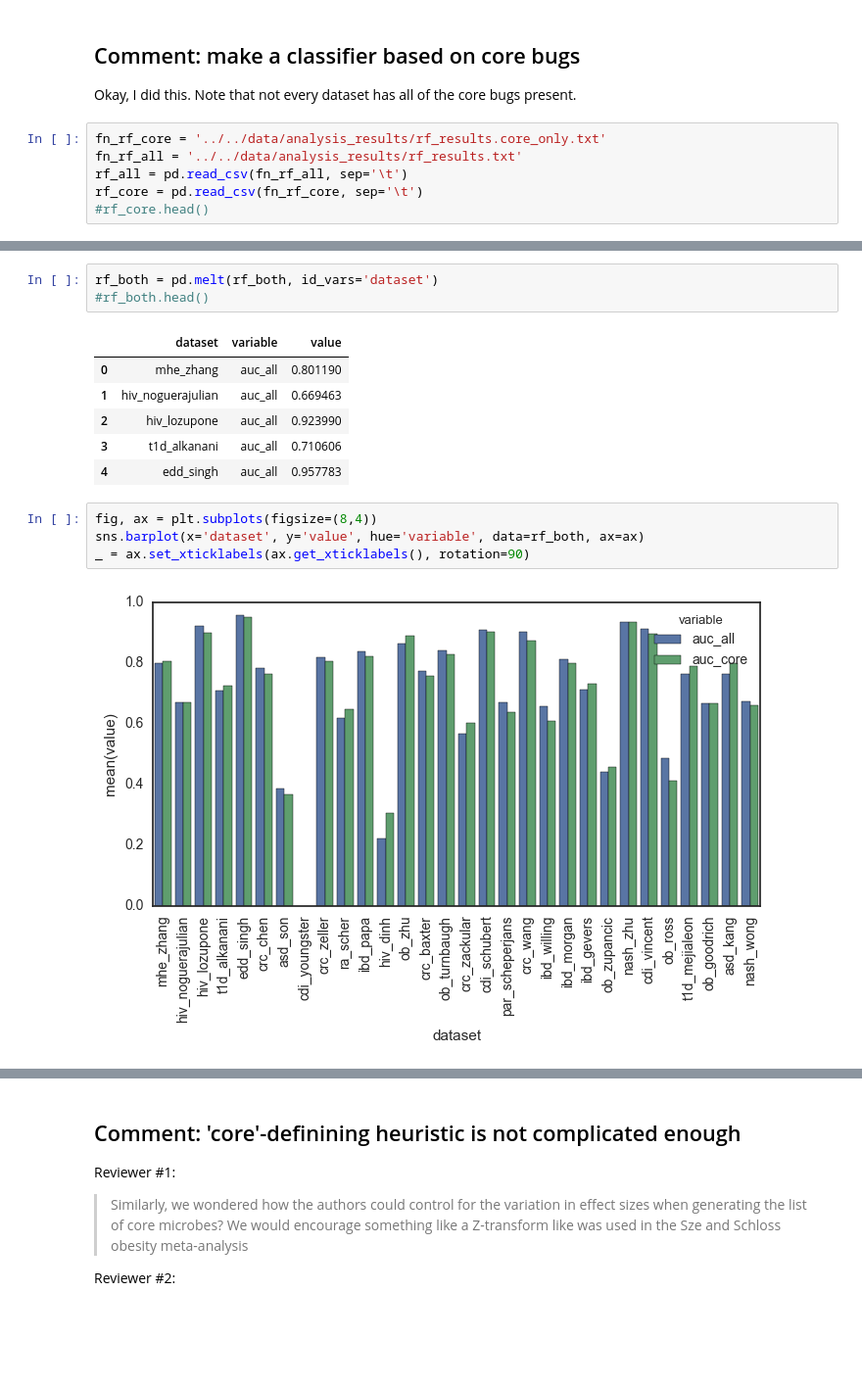
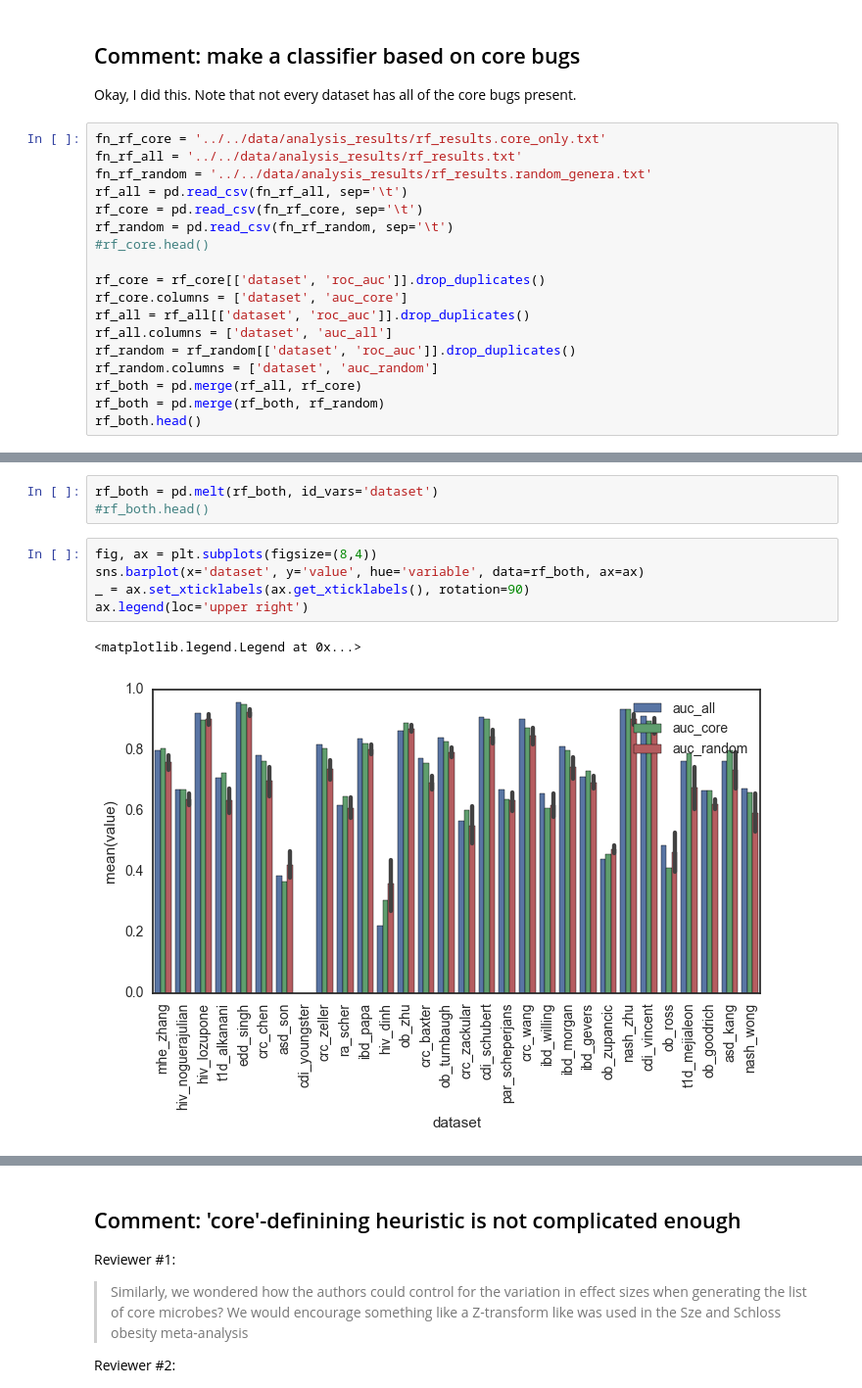
Before and after one commit to cduvallet/microbiomeHD, a Jupyter notebook: src/exploration/2017-06-21.reviewer_comments_info.ipynb, the cells around one changed output, grey strips where cells are left out. Shown at 98% size. Cells and saved outputs as stored; diff of their text form; blank space fills up the shorter version.

Commit message:
make classifiers based on randomly sampled genera

```diff
--- a/src/exploration/2017-06-21.reviewer_comments_info.ipynb
+++ b/src/exploration/2017-06-21.reviewer_comments_info.ipynb
@@ -208,7 +212,19 @@ Okay, I did this. Note that not every dataset has all of the core bugs present.
 # %%
 fn_rf_core = '../../data/analysis_results/rf_results.core_only.txt'
 fn_rf_all = '../../data/analysis_results/rf_results.txt'
+fn_rf_random = '../../data/analysis_results/rf_results.random_genera.txt'
 rf_all = pd.read_csv(fn_rf_all, sep='\t')
 rf_core = pd.read_csv(fn_rf_core, sep='\t')
+rf_random = pd.read_csv(fn_rf_random, sep='\t')
 #rf_core.head()
+
+rf_core = rf_core[['dataset', 'roc_auc']].drop_duplicates()
+rf_core.columns = ['dataset', 'auc_core']
+rf_all = rf_all[['dataset', 'roc_auc']].drop_duplicates()
+rf_all.columns = ['dataset', 'auc_all']
+rf_random = rf_random[['dataset', 'roc_auc']].drop_duplicates()
+rf_random.columns = ['dataset', 'auc_random']
+rf_both = pd.merge(rf_all, rf_core)
+rf_both = pd.merge(rf_both, rf_random)
+rf_both.head()
 # %% [output]
@@ -235,17 +237,12 @@ rf_both = pd.merge(rf_all, rf_core)
 # %%
 rf_both = pd.melt(rf_both, id_vars='dataset')
 #rf_both.head()
-# %% [output]
-|  | dataset | variable | value |
-| 0 | mhe_zhang | auc_all | 0.801190 |
-| 1 | hiv_noguerajulian | auc_all | 0.669463 |
-| 2 | hiv_lozupone | auc_all | 0.923990 |
-| 3 | t1d_alkanani | auc_all | 0.710606 |
-| 4 | edd_singh | auc_all | 0.957783 |
 # %%
 fig, ax = plt.subplots(figsize=(8,4))
 sns.barplot(x='dataset', y='value', hue='variable', data=rf_both, ax=ax)
 _ = ax.set_xticklabels(ax.get_xticklabels(), rotation=90)
+ax.legend(loc='upper right')
 # %% [output]
+<matplotlib.legend.Legend at 0x...>
-[figure, old version]
+[figure, new version]
 # %% [markdown]
```
Also changed, not shown: parts of 5 cells of this notebook, 2 other files.
